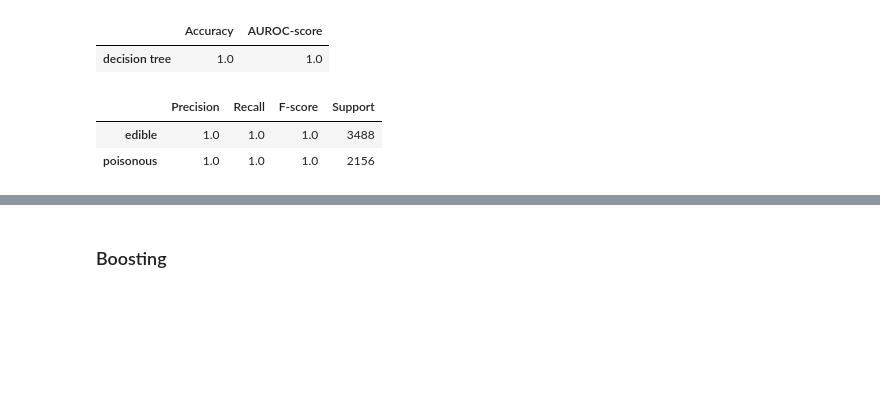
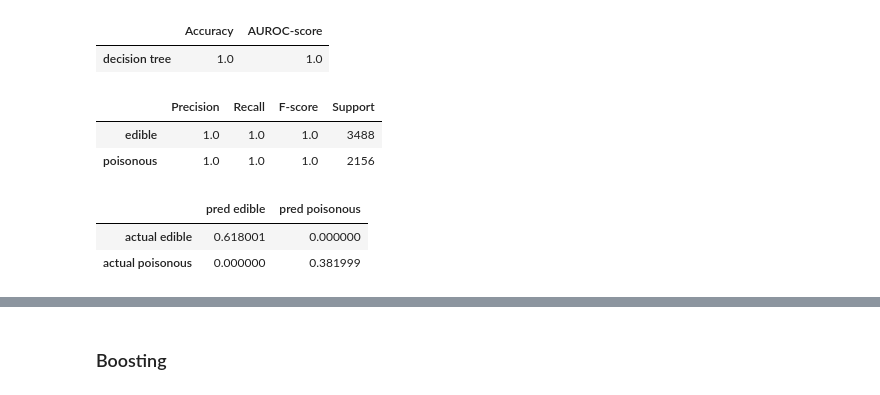
Before and after one commit to sventopia/ML, a Jupyter notebook: A1_1.ipynb, the cells around one changed output, grey strips where cells are left out. Drawn from its saved outputs; the diff is of its cells as text; code cells hidden in the pictures; blank space fills up the shorter version.

```diff
--- a/A1_1.ipynb
+++ b/A1_1.ipynb
@@ -163,6 +169,12 @@ class_res_dt_m
 |  | Precision | Recall | F-score | Support |
 | edible | 1.0 | 1.0 | 1.0 | 3488 |
 | poisonous | 1.0 | 1.0 | 1.0 | 2156 |
+# %%
+conf_mat_dt_m
+# %% [output]
+|  | pred edible | pred poisonous |
+| actual edible | 0.618001 | 0.000000 |
+| actual poisonous | 0.000000 | 0.381999 |
 # %%
 #learning curve
 sns.lineplot(
```
Also changed, not shown: parts of 63 cells of this notebook.
